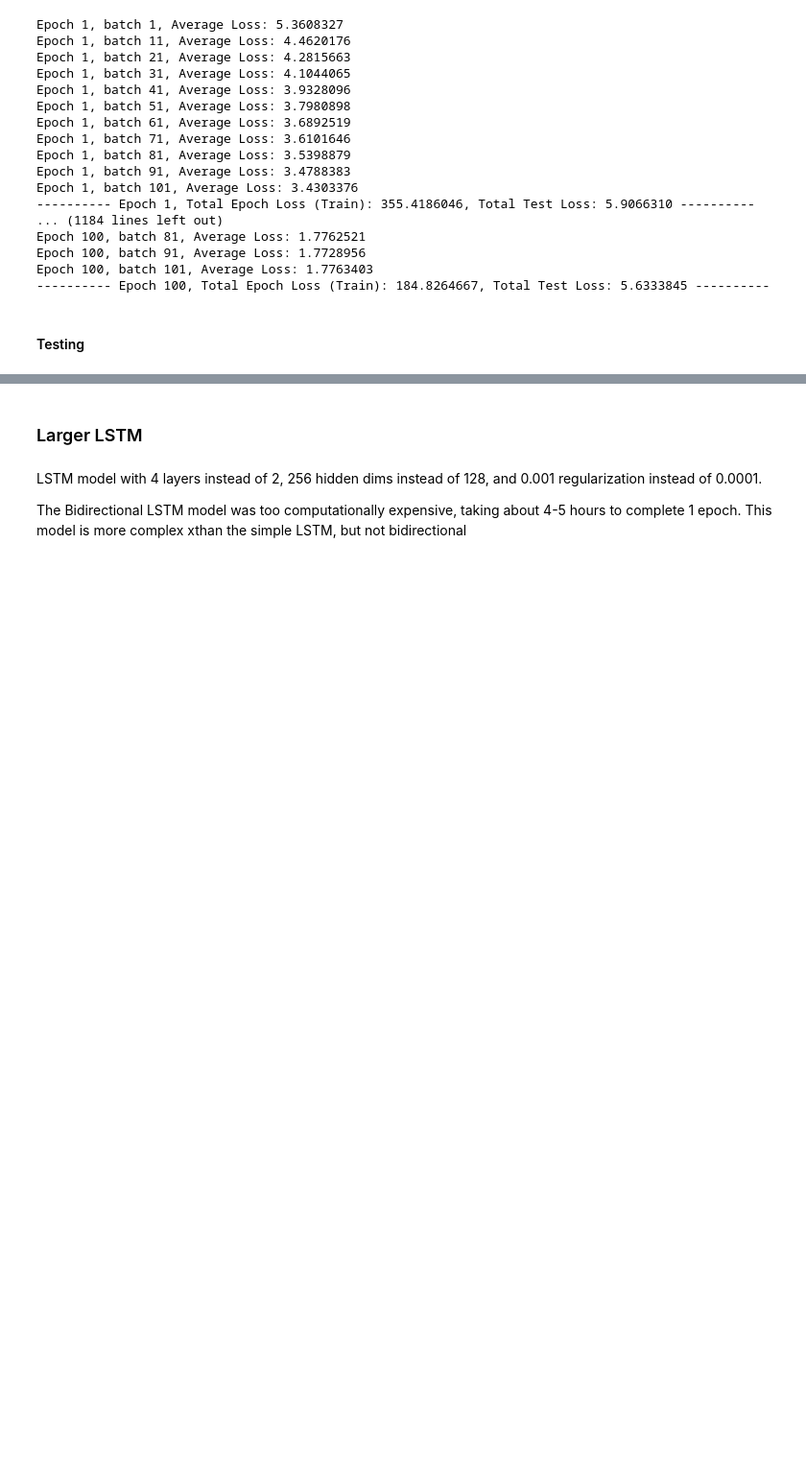
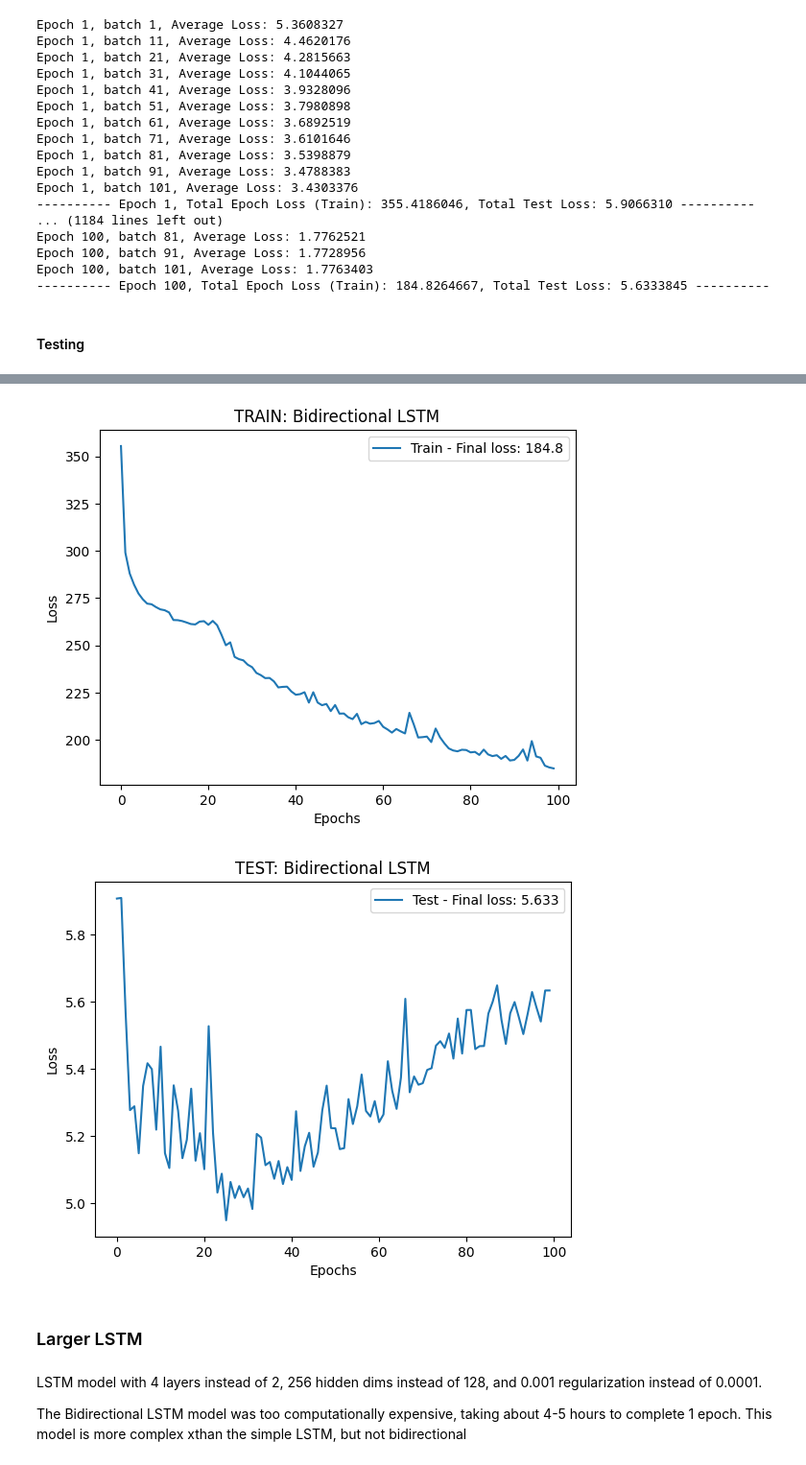
Before and after one commit to seanmnguyen/ChordCutterBot, a Jupyter notebook: chordBot.ipynb, the cells around one changed output, grey strips where cells are left out. Shown at 96% size. Cells and saved outputs as stored; diff of their text form; code cells hidden in the pictures; blank space fills up the shorter version.

Commit message:
add loss plotting

```diff
--- a/chordBot.ipynb
+++ b/chordBot.ipynb
@@ -401,11 +401,14 @@ def load_checkpoint(model, opt, checkpoint_path, device):
 ### Evaluation
 # %%
 # TODO: include audio file in output
-def sample_eval(model, dataloader:torch.utils.data.DataLoader, batch_idx:int, sub_idx=0):
+def sample_eval(model, dataloader:torch.utils.data.DataLoader, batch_idx:int, sub_idx=0, output_dim=256, loss_fn=nn.CrossEntropyLoss()):
     model.eval()
     for idx, (sequences, labels, _, srs) in enumerate(dataloader):
         if idx == batch_idx:
+            sequences, labels = sequences.to(device), labels.to(device)
             out = model(sequences)
+            logits = out.view(-1, output_dim)
+            labels_flat = labels.reshape(-1)
             out_idx = out.argmax(axis=-1)
             out_chords = [[idx_to_chord[i] for i in out_idx[j]] for j in range(len(out_idx))]
             print(labels.shape)
@@ -426,6 +429,7 @@ def sample_eval(model, dataloader:torch.utils.data.DataLoader, batch_idx:int, su
             print("Label Progression:\t", label_progression)
             print("Chord Times:\t\t", chord_times)
             print("Label Times:\t\t", label_times)
+            print("Loss", loss_fn(logits, labels_flat).item())
             break
 
 # Compute loss (bias) over test dataset
@@ -445,6 +449,39 @@ def compute_test_loss(model, test_dataloader, loss_fn, output_dim:int):
             loss = loss_fn(logits, labels)
             total_loss += loss.item()
     return total_loss
+
+# Visualize Loss
+def plot_loss(train_loss_file:str, test_loss_file:str, num_epochs:int, title:str):
+    graph_epochs = np.arange(num_epochs)
+    graph_train_loss = []
+    graph_test_loss = []
+
+    # read training loss from file
+    with open(train_loss_file, 'r') as train_file:
+        loss = train_file.readline()
+        while loss:
+            graph_train_loss.append(float(loss))
+            loss = train_file.readline()
+    # read test loss from file
+    with open(test_loss_file, 'r') as test_file:
+        loss = test_file.readline()
+        while loss:
+            graph_test_loss.append(float(loss))
+            loss = test_file.readline()
+
+    plt.plot(graph_epochs, graph_train_loss, label=f"Train - Final loss: {graph_train_loss[-1]:.4}")
+    plt.title("TRAIN: " + title)
+    plt.xlabel("Epochs")
+    plt.ylabel("Loss")
+    plt.legend()
+    plt.show()
+
+    plt.plot(graph_epochs, graph_test_loss, label=f"Test - Final loss: {graph_test_loss[-1]:.4}")
+    plt.title("TEST: " + title)
+    plt.xlabel("Epochs")
+    plt.ylabel("Loss")
+    plt.legend()
+    plt.show()
 # %% [markdown]
 ### Training Loop
 # %%
@@ -766,3 +804,8 @@ Label Times:             [0.0, 1.408, 2.72, 5.024, 6.784, 8.384, 9.76]
+# %%
+plot_loss("bilstm_epoch_loss_train.txt", "bilstm_epoch_loss_test.txt", epochs, "Bidirectional LSTM")
+# %% [output]
+[figure, added]
+[figure, added]
 # %% [markdown]
 ### Larger LSTM
 # %% [markdown]
```
Also changed, not shown: parts of 14 cells of this notebook, 4 other files.
